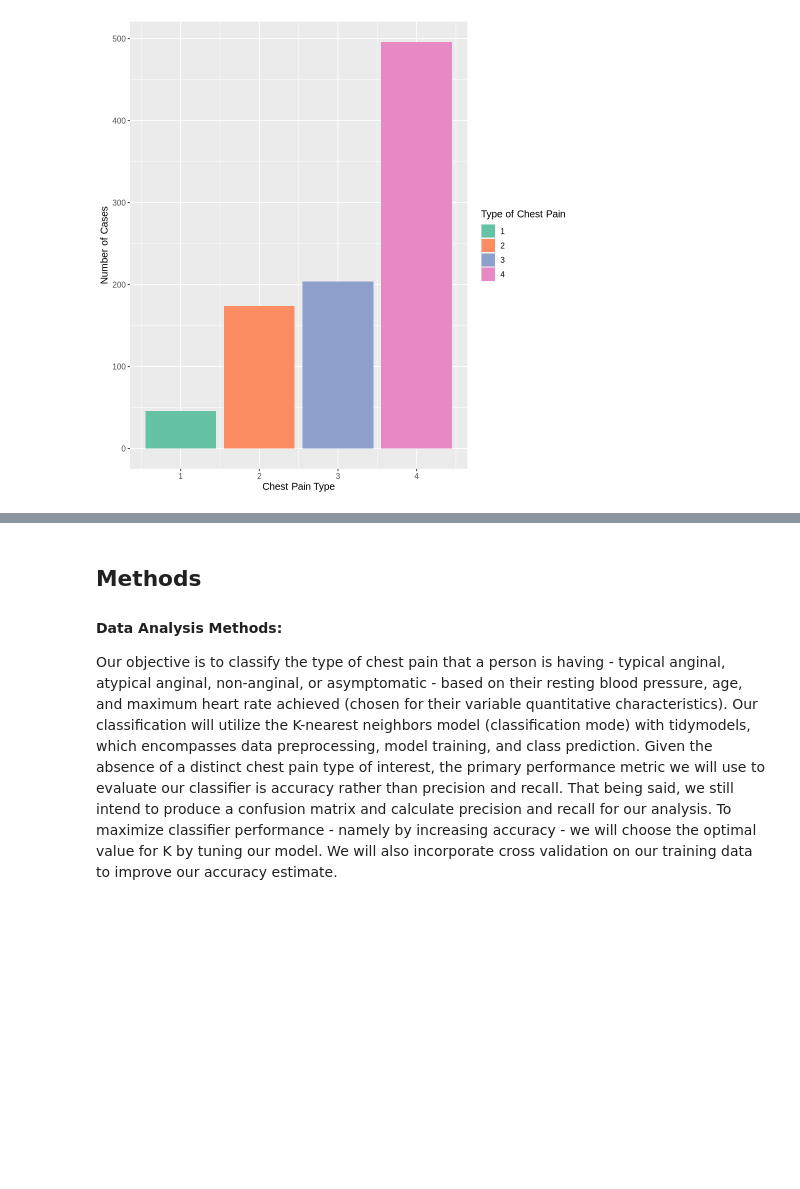
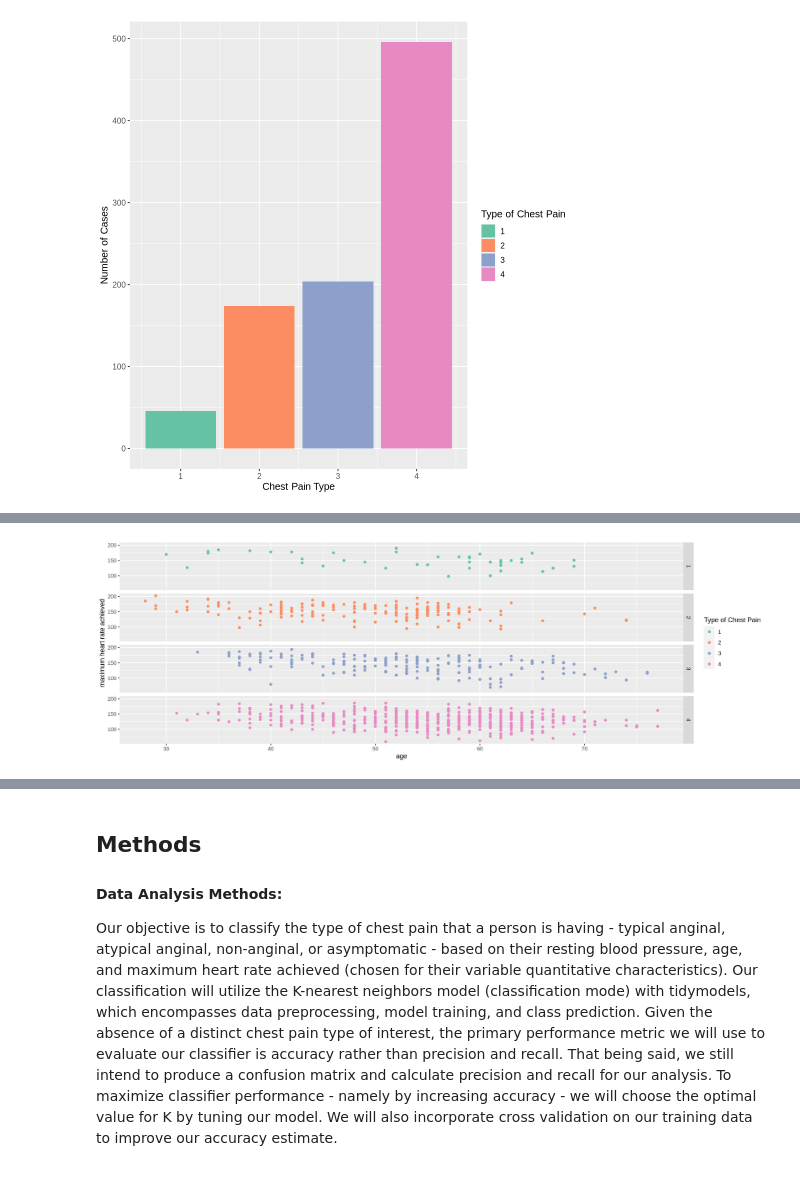
Before and after one commit to aaelbaz/DSCI-100-Group-Project, a Jupyter notebook: group_project_proposal.ipynb, the cells around one changed output, grey strips where cells are left out. Cells and saved outputs as stored; diff of their text form; code cells hidden in the pictures; blank space fills up the shorter version.

```diff
--- a/group_project_proposal.ipynb
+++ b/group_project_proposal.ipynb
@@ -90,3 +96,19 @@ class_plot <- heart_disease_data|>
 class_plot
 # %% [output]
 [figure]
+# %%
+options(repr.plot.width = 15, repr.plot.height= 5)
+
+heart_plot <- heart_disease_data|>
+    ggplot(aes(x= age,
+               y= thalach,
+               color = as_factor(cp)))+
+    geom_point()+
+    labs(x= "age",
+         y= "maximum heart rate achieved",
+         color= "Type of Chest Pain")+
+    scale_color_brewer(palette = "Set2")+
+    facet_grid(rows = vars(cp))
+
+heart_plot
+# %% [output]
@@ -93 +117,2 @@ class_plot
+[figure, added]
 # %%
```
Also changed, not shown: parts of 6 cells of this notebook.
